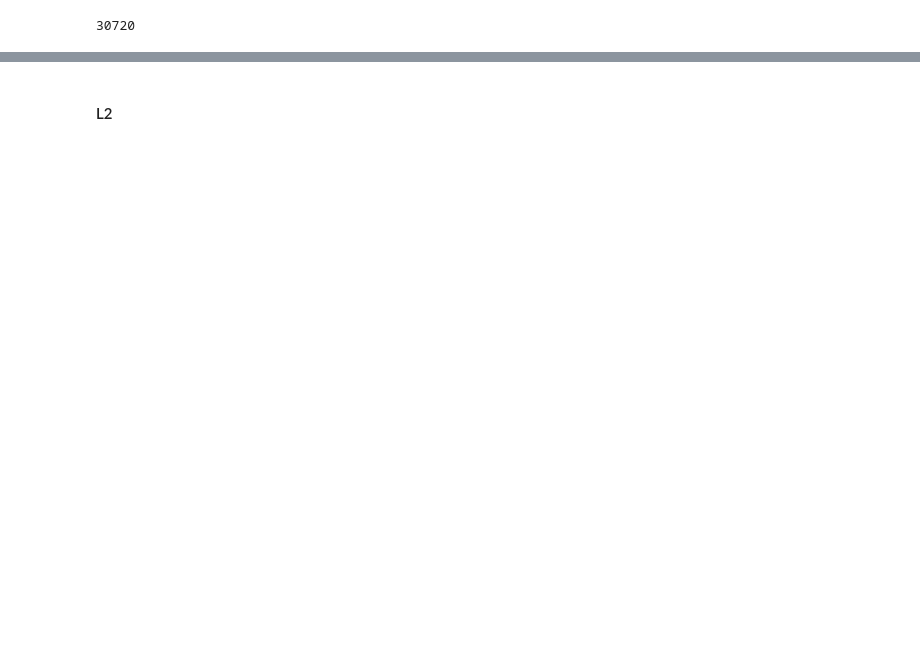
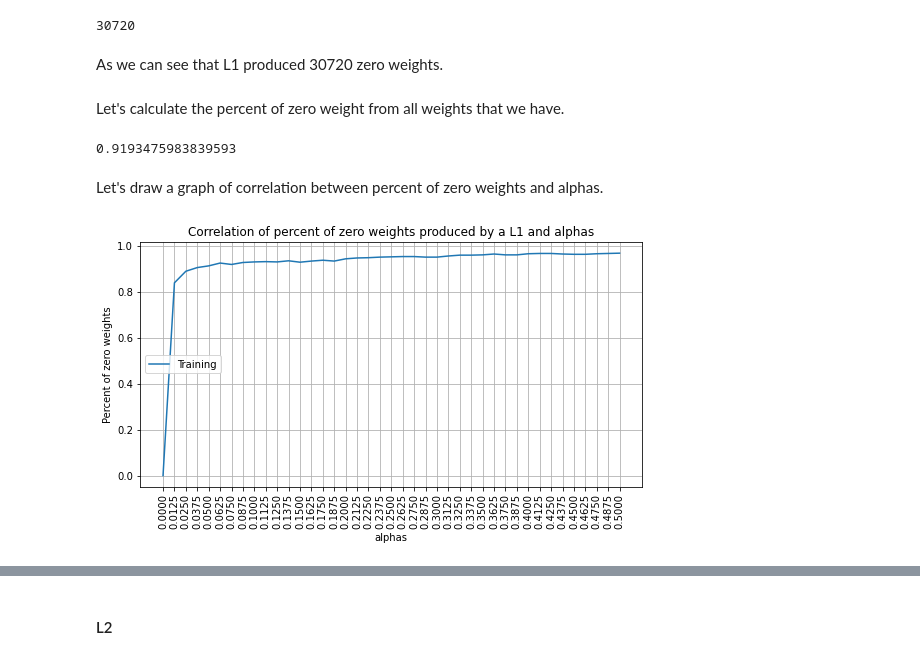
Before and after one commit to drnaida/rsschool-machine-learning-course, a Jupyter notebook: overfitting_regularization.ipynb, the cells around one changed output, grey strips where cells are left out. Cells and saved outputs as stored; diff of their text form; code cells hidden in the pictures; blank space fills up the shorter version.

```diff
--- a/overfitting_regularization.ipynb
+++ b/overfitting_regularization.ipynb
@@ -727,6 +729,12 @@ Please do a discovery on your own and find that out empirically (both for **L1**
 # %%
 all_coefficients = []
+percent_of_coefficients_for_alpha = []
 for the_alpha in tqdm.tqdm(ALPHAS):
     reg = make_model(15, penalty='L1', alpha=the_alpha).fit(X_train, y_train)
     coefficients = reg.named_steps['reg'].coef_.reshape(-1)
     all_coefficients.extend(coefficients)
+    #get amount of coefficients
+    amount_of_coefficients = len(coefficients)
+    #get amount of zero coefficients
+    zero_coefficients = coefficients.tolist().count(0)
+    percent_of_coefficients_for_alpha.append(zero_coefficients/amount_of_coefficients)
@@ -735,3 +745,25 @@ zero_weights_amount = all_coefficients.count(0)
 zero_weights_amount
 # %% [output]
 30720
+# %% [markdown]
+As we can see that L1 produced 30720 zero weights.
+# %% [markdown]
+Let's calculate the percent of zero weight from all weights that we have.
+# %%
+zero_weights_amount/len(all_coefficients)
+# %% [output]
+0.9193475983839593
+# %% [markdown]
+Let's draw a graph of correlation between percent of zero weights and alphas.
+# %%
+plt.figure(figsize=(9, 4.5))
+plt.plot(ALPHAS, percent_of_coefficients_for_alpha, label='Training')
+plt.title('Correlation of percent of zero weights produced by a L1 and alphas')
+plt.xlabel('alphas')
+plt.ylabel('Percent of zero weights')
+plt.xticks(ALPHAS, rotation='vertical')
+plt.grid(True)
+plt.legend(loc='center left')
+plt.show()
+# %% [output]
+[figure, added]
```
Also changed, not shown: parts of 13 cells of this notebook.
